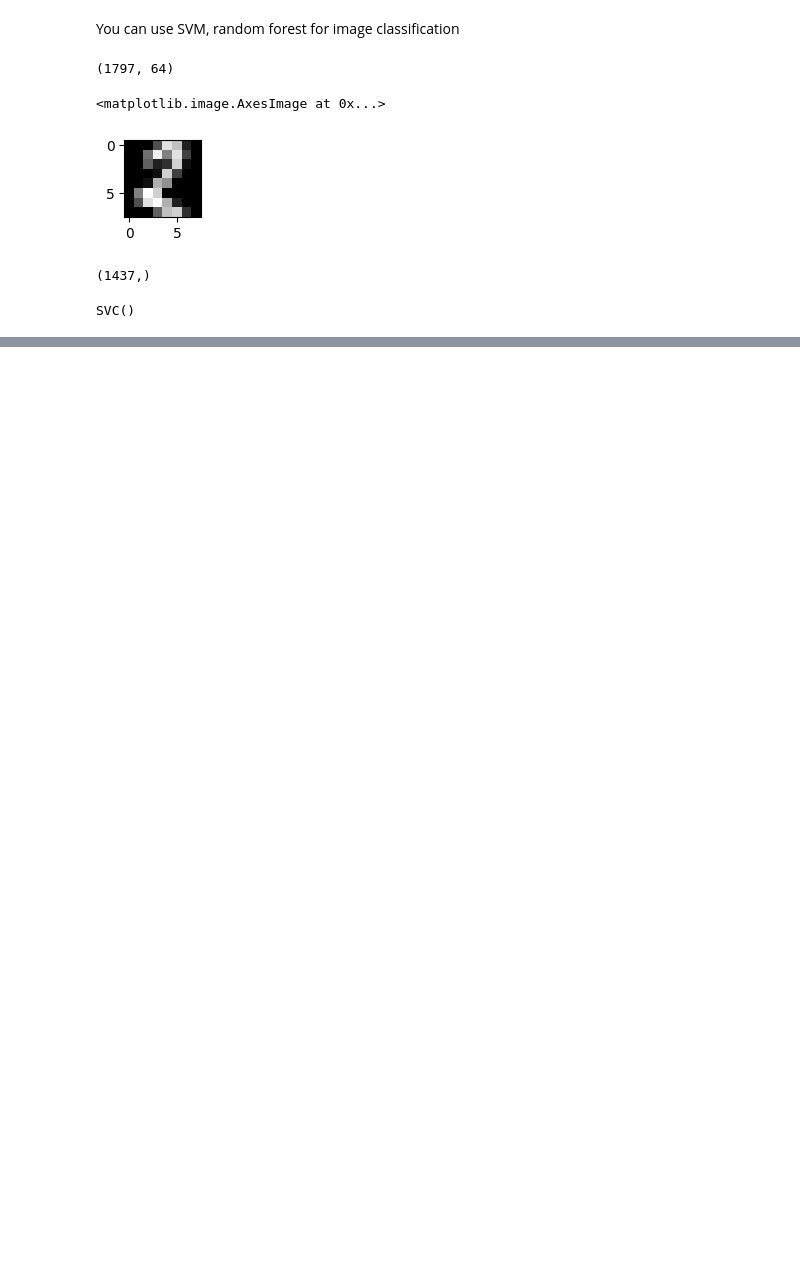
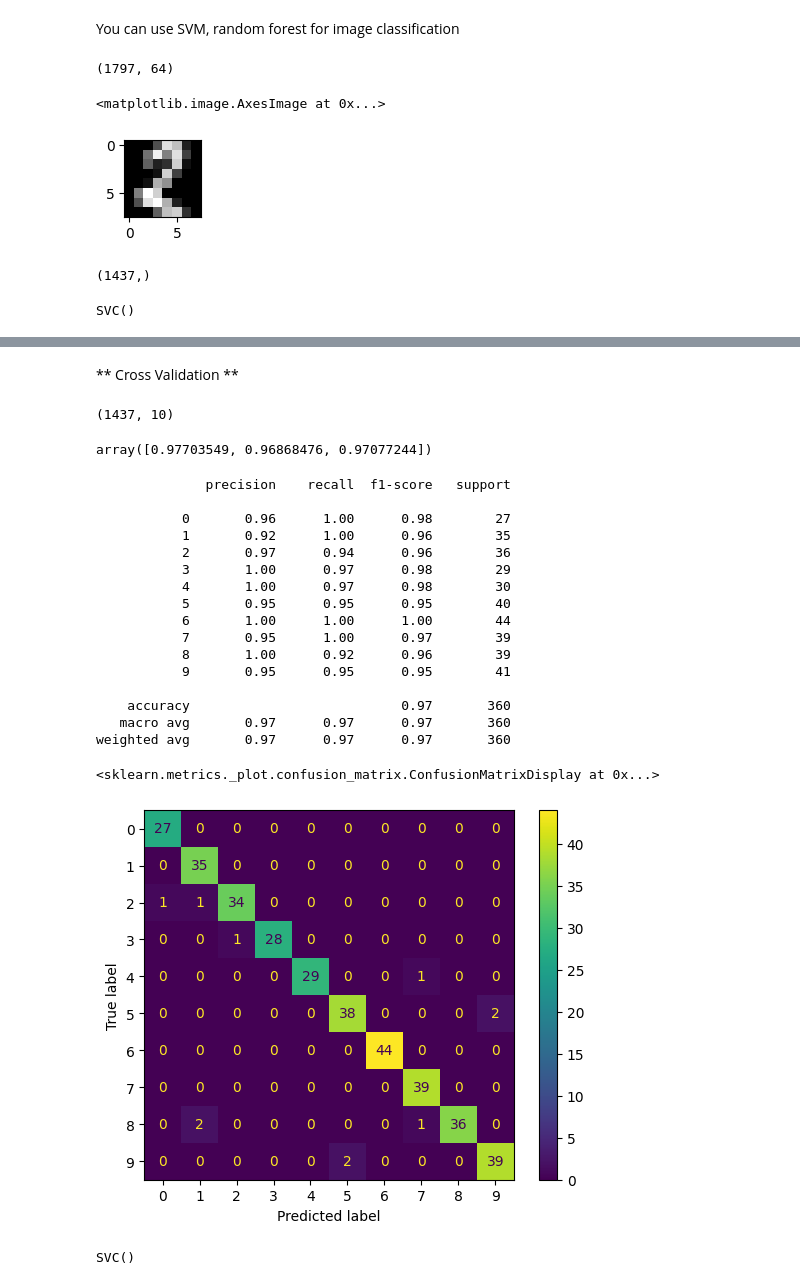
Before and after one commit to Roshan-Chourasia/Github-repository, a Jupyter notebook: Image_classification_using_machine_learning.ipynb, the cells around one changed output, grey strips where cells are left out. Cells and saved outputs as stored; diff of their text form; code cells hidden in the pictures; blank space fills up the shorter version.

```diff
--- a/Image_classification_using_machine_learning.ipynb
+++ b/Image_classification_using_machine_learning.ipynb
@@ -38,0 +60,7 @@ SVC()
+# %%
+X_train, X_test, y_train, y_test = train_test_split(digits.data, digits.target, test_size=0.2, random_state=0)
+# %%
+from sklearn.ensemble import RandomForestClassifier
+forest_clf = RandomForestClassifier(random_state=42)
+# %% [markdown]
+** Cross Validation **
@@ -38,0 +71,41 @@ SVC()
+# %%
+y_probos_forest.shape
+# y_probos_forest
+# %% [output]
+(1437, 10)
+# %%
+from sklearn.model_selection import cross_val_score
+scores = cross_val_score(forest_clf, X_train, y_train, cv=3, scoring='accuracy')
+scores
+# %% [output]
+array([0.97703549, 0.96868476, 0.97077244])
+# %%
+from sklearn.metrics import classification_report
+from sklearn.metrics import confusion_matrix, ConfusionMatrixDisplay
+forest_clf.fit(X_train,y_train)
+y_pred=forest_clf.predict(X_test)
+print(classification_report(y_test, y_pred))
+cm = confusion_matrix(y_test, y_pred)
+
+# Create a ConfusionMatrixDisplay object and plot the confusion matrix
+disp = ConfusionMatrixDisplay(confusion_matrix=cm, display_labels=forest_clf.classes_)
+disp.plot(cmap='viridis', values_format='d')
+# %% [output]
+              precision    recall  f1-score   support
+
+           0       0.96      1.00      0.98        27
+           1       0.92      1.00      0.96        35
+           2       0.97      0.94      0.96        36
+           3       1.00      0.97      0.98        29
+           4       1.00      0.97      0.98        30
+           5       0.95      0.95      0.95        40
+           6       1.00      1.00      1.00        44
+           7       0.95      1.00      0.97        39
+           8       1.00      0.92      0.96        39
+           9       0.95      0.95      0.95        41
+
+    accuracy                           0.97       360
+   macro avg       0.97      0.97      0.97       360
+weighted avg       0.97      0.97      0.97       360
+<sklearn.metrics._plot.confusion_matrix.ConfusionMatrixDisplay at 0x...>
+[figure, added]
@@ -38,0 +117,5 @@ SVC()
+# %%
+svm_clf = SVC(kernel='rbf', gamma='scale')
+svm_clf.fit(X_train, y_train)
+# %% [output]
+SVC()
```
Also changed, not shown: parts of 12 cells of this notebook.
